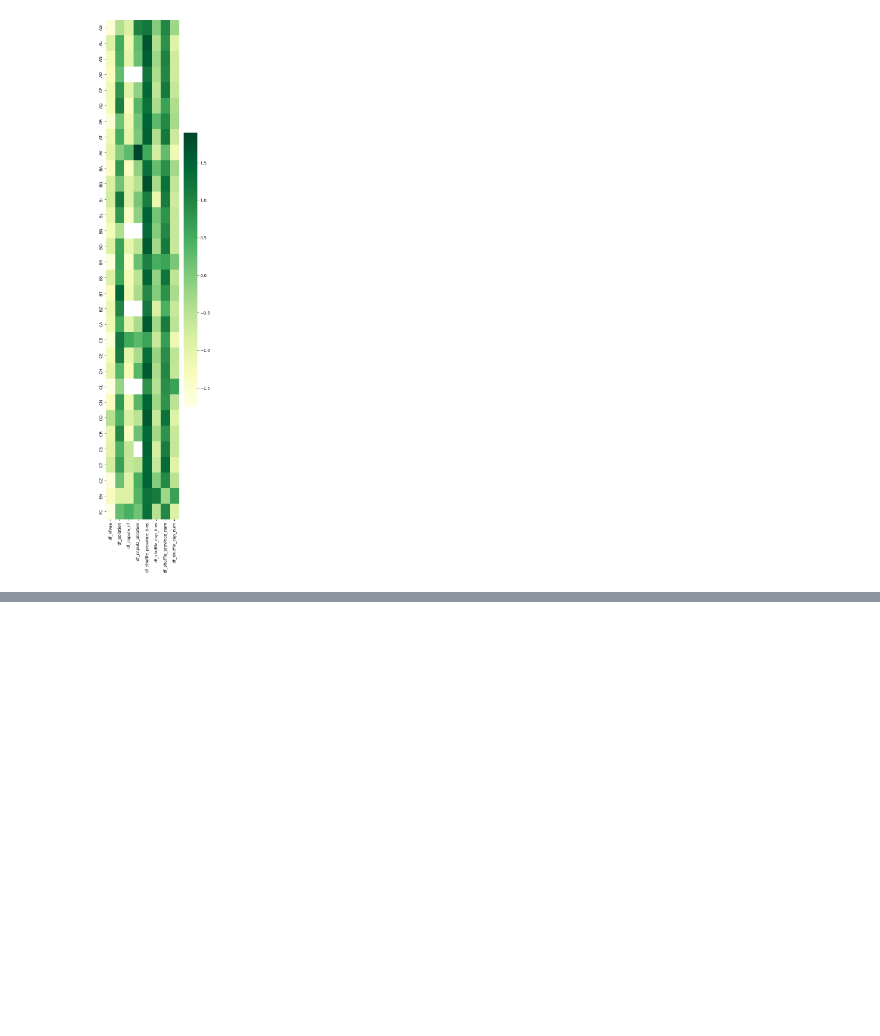
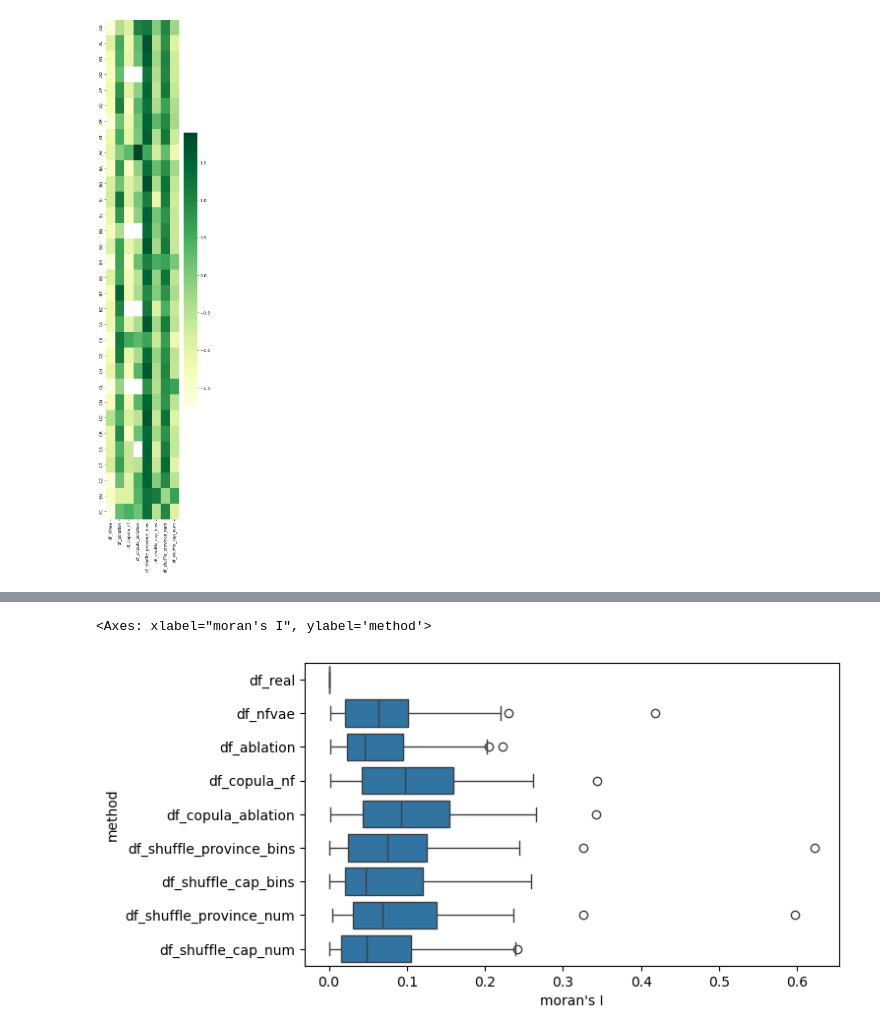
Before and after one commit to jaclenti/NFVAE-population-synthesis, a Jupyter notebook: notebooks/jl_geo_vs_features.ipynb, the cells around one changed output, grey strips where cells are left out. Saved outputs shown, nothing was run; the diff lists cells and outputs as text; code cells hidden in the pictures; blank space fills up the shorter version.

Commit message:
moran

```diff
--- a/notebooks/jl_geo_vs_features.ipynb
+++ b/notebooks/jl_geo_vs_features.ipynb
@@ -72,0 +172,3 @@ sns.boxplot(data = df_geo_features.stack().reset_index().rename(columns = {"leve
+# %%
+import jl_vae
+geo_dict = jl_vae.load_geo_data()
@@ -72,0 +229,3 @@ sns.boxplot(data = df_geo_features.stack().reset_index().rename(columns = {"leve
+# %%
+moran_pca = {k:compute_spatial_autocorrelation(data_pca[k], "feat",
+                                                 local_moran = False) for k in data_pca}
@@ -72,0 +251,20 @@ sns.boxplot(data = df_geo_features.stack().reset_index().rename(columns = {"leve
+# %%
+moran_prov = {}
+
+for file in sorted(glob(f'/data/housing/data/intermediate/jl_pop_synth/isp_baselines/all_baselines_*.pickle')):
+    prov = file.split(".")[-2].split("_")[-1]
+
+    with open(file, 'rb') as f:
+        data = pickle.load(f)
+    print(prov)
+    print(len(data["df_real"]))
+
+    pca = PCA(n_components = 1)
+    pca.fit(data["df_real"].drop(columns = ["x", "y"]))
+    #print(pca.explained_variance_)
+    data_pca = {k: data[k][["x", "y"]].assign(feat = pca.transform(data[k].fillna(0).drop(columns = ["x", "y"]))[:,0]) for k in data if "95" not in k}
+
+    moran_pca = {k:compute_spatial_autocorrelation(data_pca[k], "feat",
+                                                 local_moran = False) for k in data_pca}
+
+    moran_prov[prov] = moran_pca
@@ -72,0 +306,12 @@ sns.boxplot(data = df_geo_features.stack().reset_index().rename(columns = {"leve
+# %%
+dict_moran = {}
+#weighting = "dist_threshold"
+#weighting = "within_CAP"
+#weighting = "nearest_k"
+weighting = "exp"
+for file in sorted(glob(f"/data/housing/data/intermediate/jl_pop_synth/spatial_autocorrelation/moran_*_pca.pkl")):
+    prov = file.split(".")[-2].split("_")[-2]
+    with open(file, "rb") as f:
+        moran = pickle.load(f)
+    dict_moran[prov] = moran[weighting]
+df_moran = pd.DataFrame(dict_moran)
@@ -72,0 +320,9 @@ sns.boxplot(data = df_geo_features.stack().reset_index().rename(columns = {"leve
+# %%
+fig, axes = sbp(figsize = (7,4))
+
+sns.boxplot(data = pd.DataFrame(df_moran).fillna(0).apply(lambda x: np.abs(x- x["df_real"])).stack().reset_index().rename(columns = {"level_0": "method", "level_1": "feature",0: "moran's I"}),
+#sns.boxplot(data = pd.DataFrame(df_moran).fillna(0).stack().reset_index().rename(columns = {"level_0": "method", "level_1": "feature",0: "moran's I"}),
+              x = "moran's I", y = "method")
+# %% [output]
+<Axes: xlabel="moran's I", ylabel='method'>
+[figure, added]
```
Also changed, not shown: parts of 26 cells of this notebook, 6 other files.
